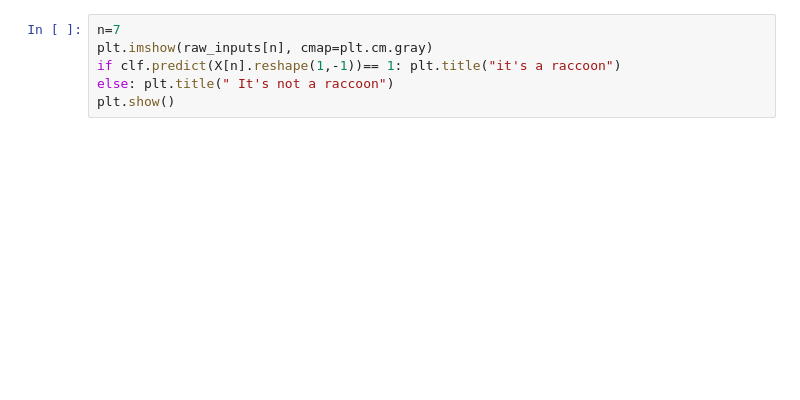
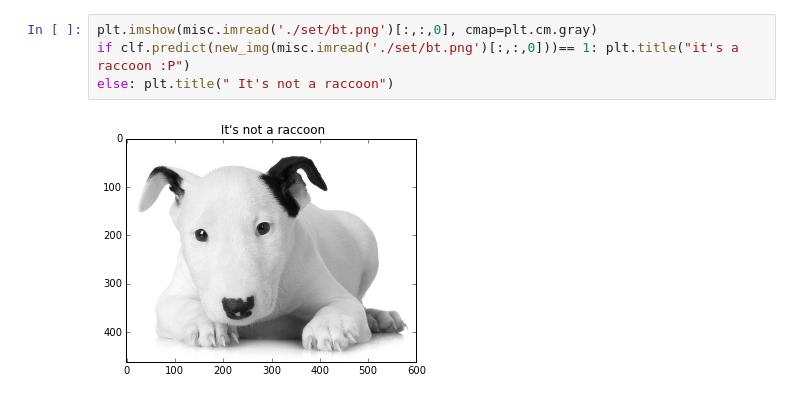
Before and after one commit to ithallojunior/image_rec_NN, a Jupyter notebook: img_ann.ipynb, the cells around one changed output. Cells and saved outputs as stored; diff of their text form; blank space fills up the shorter version.

```diff
--- a/img_ann.ipynb
+++ b/img_ann.ipynb
@@ -142,7 +121,7 @@ plt.show()
 # %%
-n=7
-plt.imshow(raw_inputs[n], cmap=plt.cm.gray)
-if clf.predict(X[n].reshape(1,-1))== 1: plt.title("it's a raccoon")
+plt.imshow(misc.imread('./set/bt.png')[:,:,0], cmap=plt.cm.gray)
+if clf.predict(new_img(misc.imread('./set/bt.png')[:,:,0]))== 1: plt.title("it's a raccoon :P")
 else: plt.title(" It's not a raccoon")
-plt.show()
+# %% [output]
+[figure, added]
 # %%
```
Also changed, not shown: parts of 17 cells of this notebook, 4 other files.
